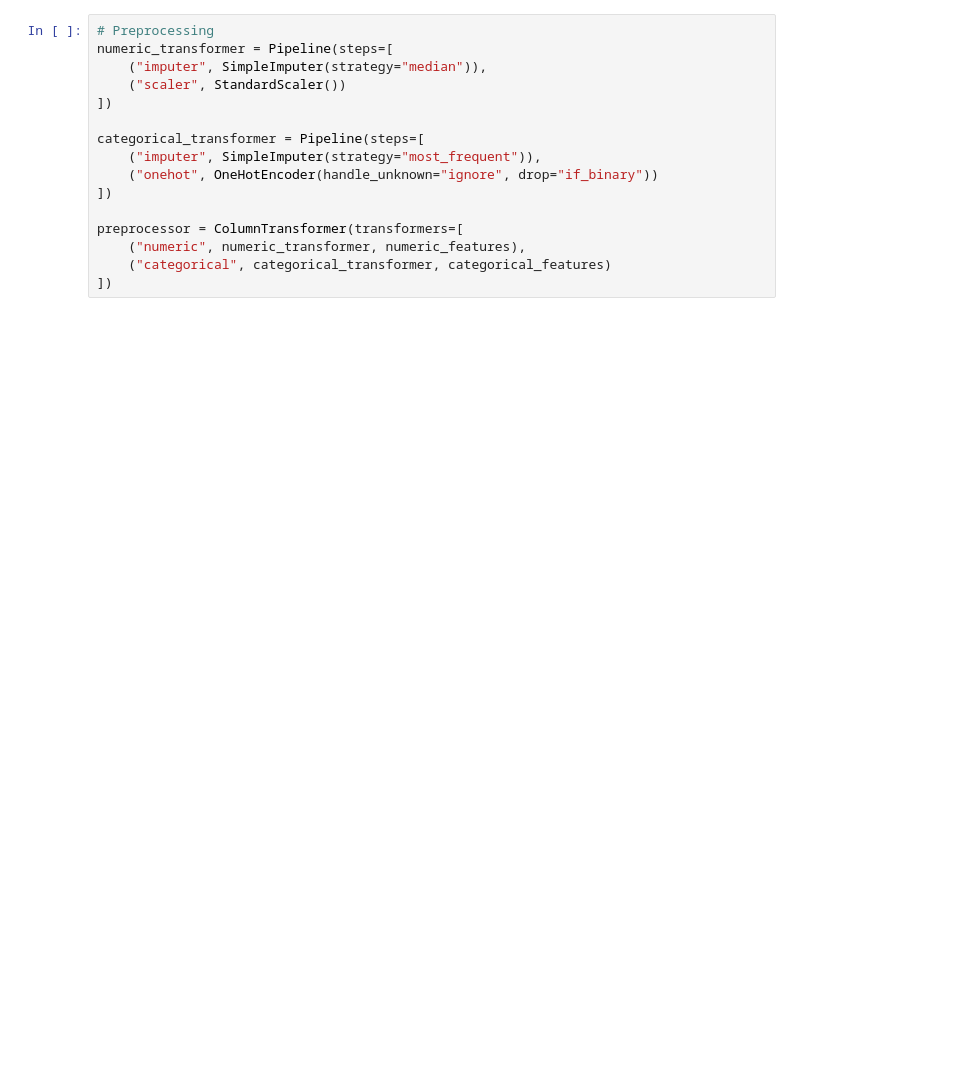
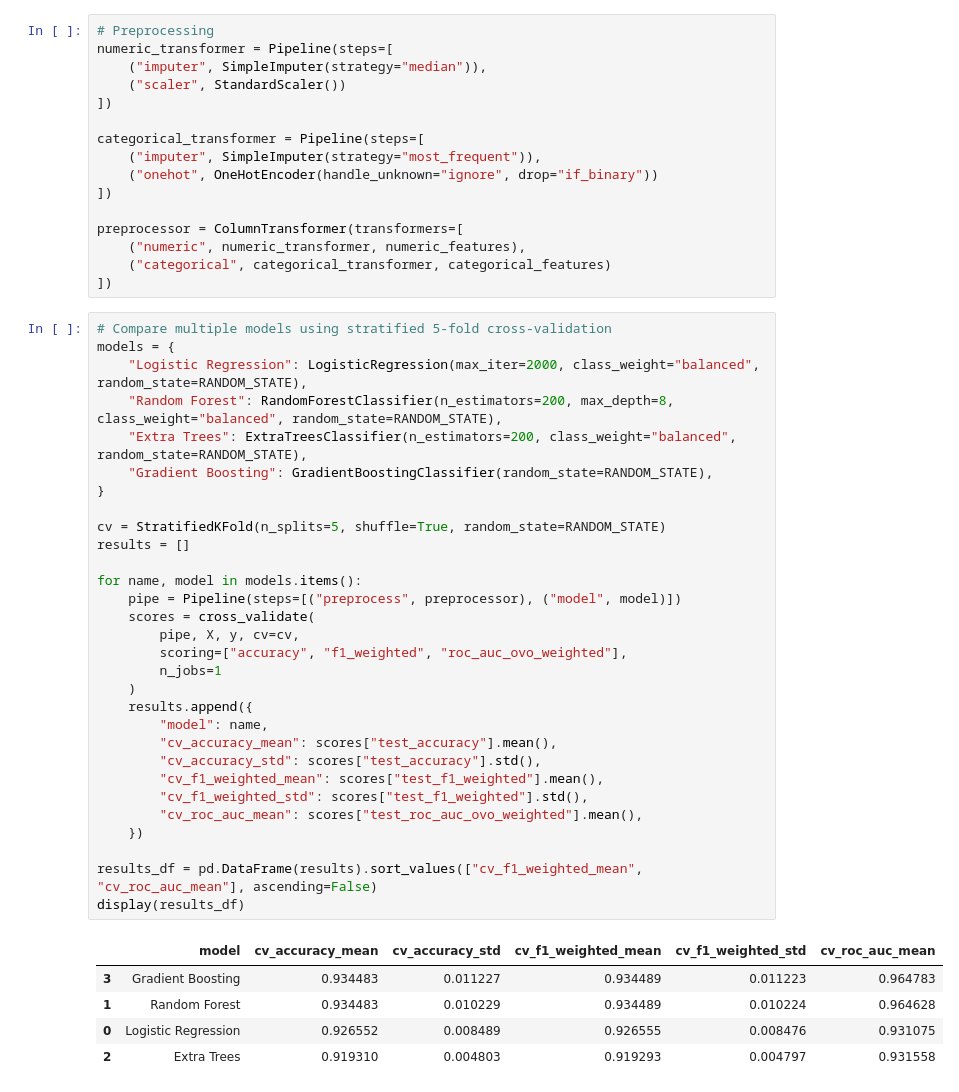
Before and after one commit to Pudamya/personality-prediction-api, a Jupyter notebook: personality_model_training.ipynb, the cells around one changed output. Drawn from its saved outputs; the diff is of its cells as text; blank space fills up the shorter version.

```diff
--- a/personality_model_training.ipynb
+++ b/personality_model_training.ipynb
@@ -144,3 +152,39 @@ preprocessor = ColumnTransformer(transformers=[
     ("numeric", numeric_transformer, numeric_features),
     ("categorical", categorical_transformer, categorical_features)
 ])
+# %%
+# Compare multiple models using stratified 5-fold cross-validation
+models = {
+    "Logistic Regression": LogisticRegression(max_iter=2000, class_weight="balanced", random_state=RANDOM_STATE),
+    "Random Forest": RandomForestClassifier(n_estimators=200, max_depth=8, class_weight="balanced", random_state=RANDOM_STATE),
+    "Extra Trees": ExtraTreesClassifier(n_estimators=200, class_weight="balanced", random_state=RANDOM_STATE),
+    "Gradient Boosting": GradientBoostingClassifier(random_state=RANDOM_STATE),
+}
+
+cv = StratifiedKFold(n_splits=5, shuffle=True, random_state=RANDOM_STATE)
+results = []
+
+for name, model in models.items():
+    pipe = Pipeline(steps=[("preprocess", preprocessor), ("model", model)])
+    scores = cross_validate(
+        pipe, X, y, cv=cv,
+        scoring=["accuracy", "f1_weighted", "roc_auc_ovo_weighted"],
+        n_jobs=1
+    )
+    results.append({
+        "model": name,
+        "cv_accuracy_mean": scores["test_accuracy"].mean(),
+        "cv_accuracy_std": scores["test_accuracy"].std(),
+        "cv_f1_weighted_mean": scores["test_f1_weighted"].mean(),
+        "cv_f1_weighted_std": scores["test_f1_weighted"].std(),
+        "cv_roc_auc_mean": scores["test_roc_auc_ovo_weighted"].mean(),
+    })
+
+results_df = pd.DataFrame(results).sort_values(["cv_f1_weighted_mean", "cv_roc_auc_mean"], ascending=False)
+display(results_df)
+# %% [output]
+|  | model | cv_accuracy_mean | cv_accuracy_std | cv_f1_weighted_mean | cv_f1_weighted_std | cv_roc_auc_mean |
+| 3 | Gradient Boosting | 0.934483 | 0.011227 | 0.934489 | 0.011223 | 0.964783 |
+| 1 | Random Forest | 0.934483 | 0.010229 | 0.934489 | 0.010224 | 0.964628 |
+| 0 | Logistic Regression | 0.926552 | 0.008489 | 0.926555 | 0.008476 | 0.931075 |
+| 2 | Extra Trees | 0.919310 | 0.004803 | 0.919293 | 0.004797 | 0.931558 |
```
Also changed, not shown: parts of 5 cells of this notebook.
